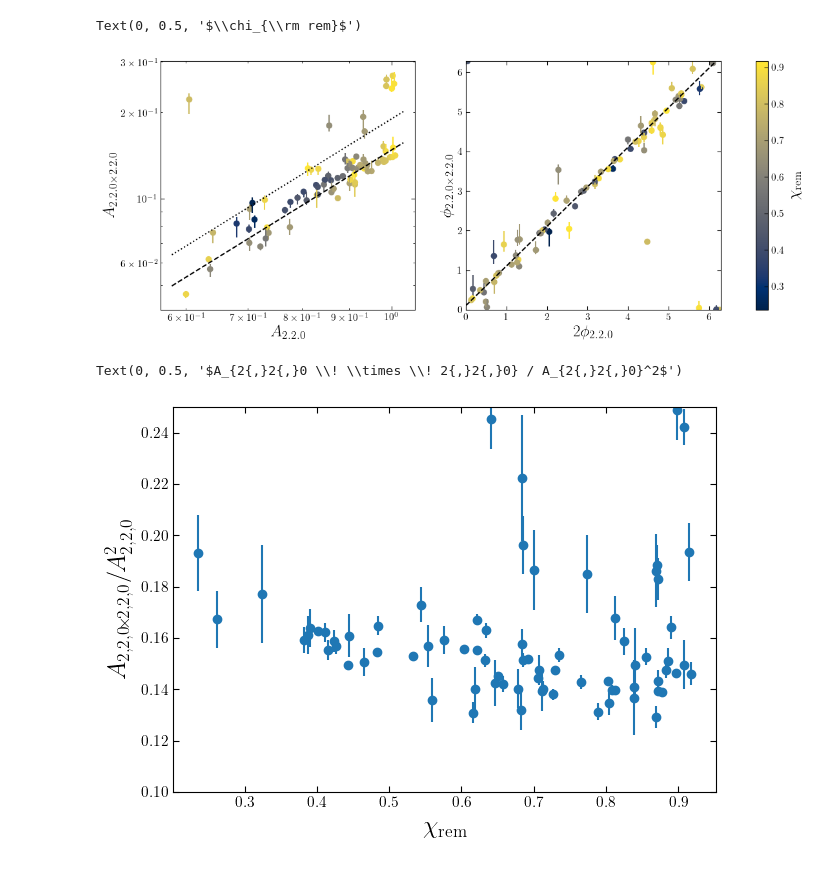
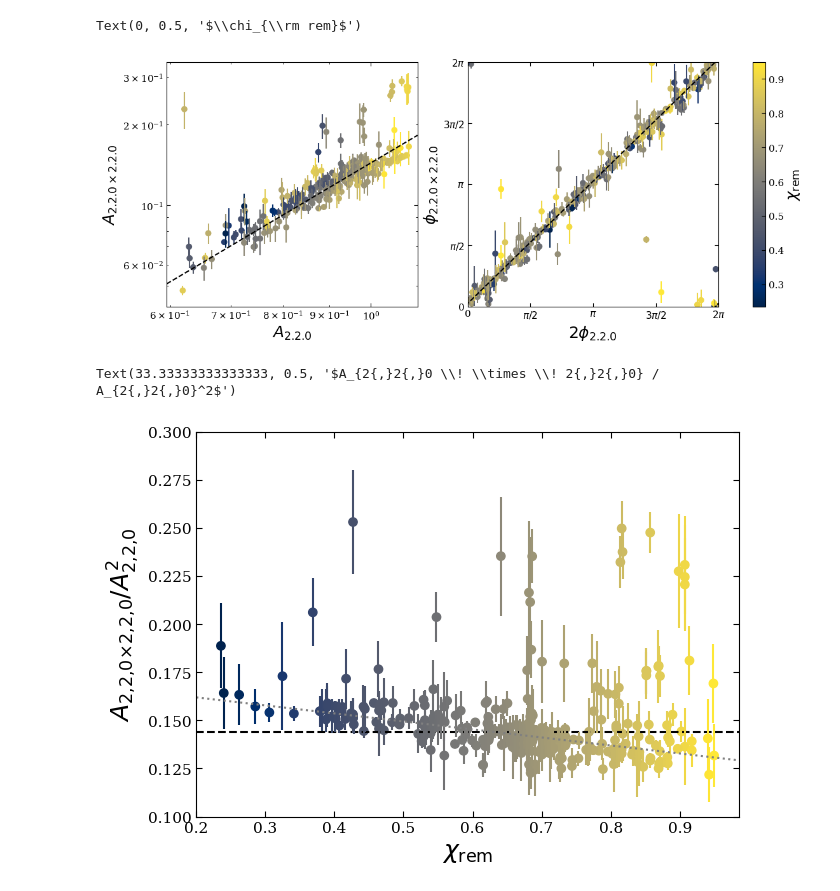
Before and after one commit to mhycheung/jaxqualin, a Jupyter notebook: notebooks/plotting/quad_fig.ipynb, the cells around one changed output. Drawn from its saved outputs; the diff is of its cells as text; code cells hidden in the pictures.

```diff
--- a/notebooks/plotting/quad_fig.ipynb
+++ b/notebooks/plotting/quad_fig.ipynb
@@ -28,9 +35,12 @@ import pandas as pd
 from matplotlib import ticker
 # %%
 runname = "normal2_prodB1"
-df = pd.read_csv(f"./pickle/data_frame/{runname}.csv")
+df = pd.read_csv(f"../../pickle/data_frame/{runname}.csv")
+df_prime = pd.read_csv(f"../../pickle/data_frame/normal2_prodB3.csv")
+# %%
+df_full = pd.concat([df, df_prime])
 # %%
-df = classify_modes(df)
+df = classify_modes(df_full)
 # %%
 import matplotlib.pyplot as plt
 plt.rc('text', usetex=True)
@@ -45,15 +55,16 @@ retro_lin_mode = qnm_string_m_reverse(pro_lin_mode)
 
 fig, axs = plt.subplots(1, 2, figsize = (14, 5))
 
-plot_mode_vs_mode_amplitude(df, quad_l, quad_m, pro_quad_mode, retro_quad_mode,
+beta = plot_mode_vs_mode_amplitude(df, quad_l, quad_m, pro_quad_mode, retro_quad_mode,
                             lin_l, lin_m, pro_lin_mode, retro_lin_mode,
                             fit_type = "quadratic",
-                            fig = fig, ax = axs[0], colorbar = False)
+                            fig = fig, ax = axs[0], colorbar = False, fit = True,
+                            skip_num = [156])
 xsfit = np.linspace(*axs[0].get_xlim(), num = 100)
-ysfit = linfunc2([-0.829738], np.log10(xsfit))
-axs[0].loglog(xsfit, 10**ysfit, c = "k", ls = "--")
-ysfit2 = linfunc2([np.log10(0.19)], np.log10(xsfit))
-axs[0].loglog(xsfit, 10**ysfit2, c = "k", ls = ":")
+# ysfit = linfunc2([-0.829738], np.log10(xsfit))
+# axs[0].loglog(xsfit, 10**ysfit, c = "k", ls = "--")
+# ysfit2 = linfunc2([np.log10(0.19)], np.log10(xsfit))
+# axs[0].loglog(xsfit, 10**ysfit2, c = "k", ls = ":")
 # ysfit3 = linfunc2([np.log10(0.17)], np.log10(xsfit))
 # axs[0].loglog(xsfit, 10**ysfit3, c = "k", ls = "-.")
 # ysfit4 = linfunc2([np.log10(0.1637)], np.log10(xsfit))
@@ -63,29 +74,32 @@ axs[0].plot()
 sc = plot_mode_vs_mode_phase(df, quad_l, quad_m, pro_quad_mode, retro_quad_mode,
                              lin_l, lin_m, pro_lin_mode, retro_lin_mode,
                              fit_type = "quadratic",
-                             fig = fig, ax = axs[1], colorbar = False, return_sc = True)
-xsfit = np.linspace(0, 2*np.pi, num = 100)
-ysfit = xsfit + 0.105
-axs[1].plot(xsfit, ysfit, ls = "--", c = 'k')
+                             fig = fig, ax = axs[1], colorbar = False, return_sc = True,
+                             fit = True,
+                             skip_num = [156])
+# xsfit = np.linspace(0, 2*np.pi, num = 100)
+# ysfit = xsfit + 0.105
+# axs[1].plot(xsfit, ysfit, ls = "--", c = 'k')
 
 cb = fig.colorbar(sc, ax = axs)
 cb.ax.set_ylabel(r"$\chi_{\rm rem}$")
 
-# plt.savefig(f"./plots/{runname}_{pro_lin_mode}_{pro_quad_mode}.pdf", bbox_inches = "tight")
-# plt.savefig(f"./plots/{runname}_{pro_lin_mode}_{pro_quad_mode}.pdf", dpi = 150, bbox_inches = "tight",
-#             facecolor='white', transparent=False)
+plt.savefig(f"../../plots/{runname}_{pro_lin_mode}_{pro_quad_mode}.pdf", bbox_inches = "tight")
 # %% [output]
 Text(0, 0.5, '$\\chi_{\\rm rem}$')
-[figure, old version]
+[figure, new version]
 # %%
 fig, ax = plt.subplots(1, 1, figsize = (7, 5))
+ax.set_ylim(0.1, 0.3)
+ax.axhline(10**beta[0], ls = "--", c = "k")
 plot_mode_vs_mode_amplitude_quad_ratio(df, quad_l, quad_m, pro_quad_mode, retro_quad_mode,
                             lin_l, lin_m, pro_lin_mode, retro_lin_mode,
-                            fit_type = "quadratic",
-                            fig = fig, ax = ax, colorbar = False)
-ax.set_ylim(0.1, 0.25)
+                            fit_type = "quadratic", fit = True,
+                            fig = fig, ax = ax, colorbar = False, skip_num = [156])
 ax.set_xlabel(r'$\chi_{\rm rem}$')
 ax.set_ylabel(r'$A_{2{,}2{,}0 \! \times \! 2{,}2{,}0} / A_{2{,}2{,}0}^2$')
+
+plt.savefig(f"../../plots/{runname}_{pro_lin_mode}_{pro_quad_mode}_ratio.pdf", bbox_inches = "tight")
 # %% [output]
-Text(0, 0.5, '$A_{2{,}2{,}0 \\! \\times \\! 2{,}2{,}0} / A_{2{,}2{,}0}^2$')
+Text(33.33333333333333, 0.5, '$A_{2{,}2{,}0 \\! \\times \\! 2{,}2{,}0} / A_{2{,}2{,}0}^2$')
-[figure, old version]
+[figure, new version]
```
Also changed, not shown: parts of 5 cells of this notebook, 9 other files.
